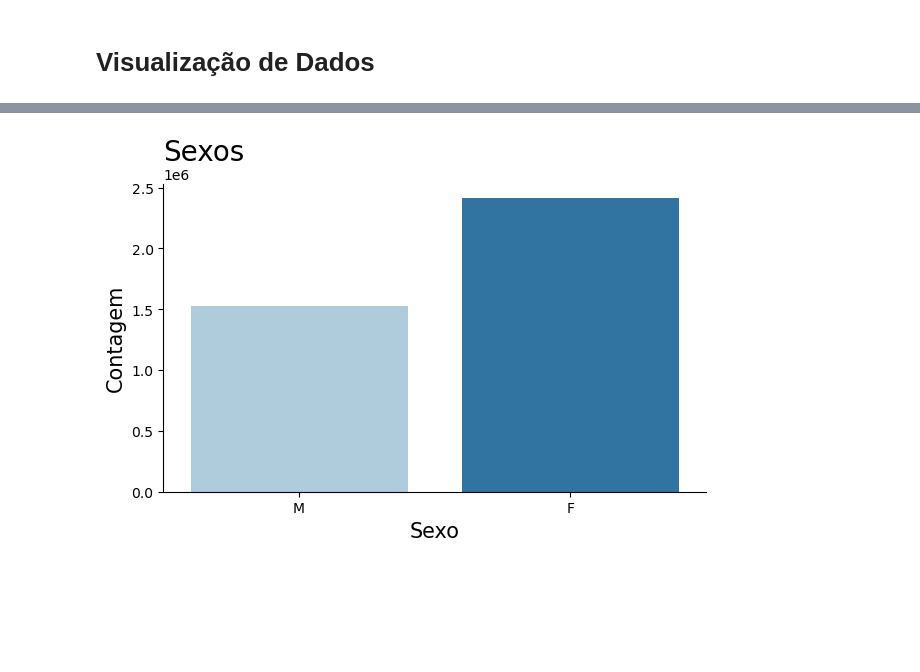
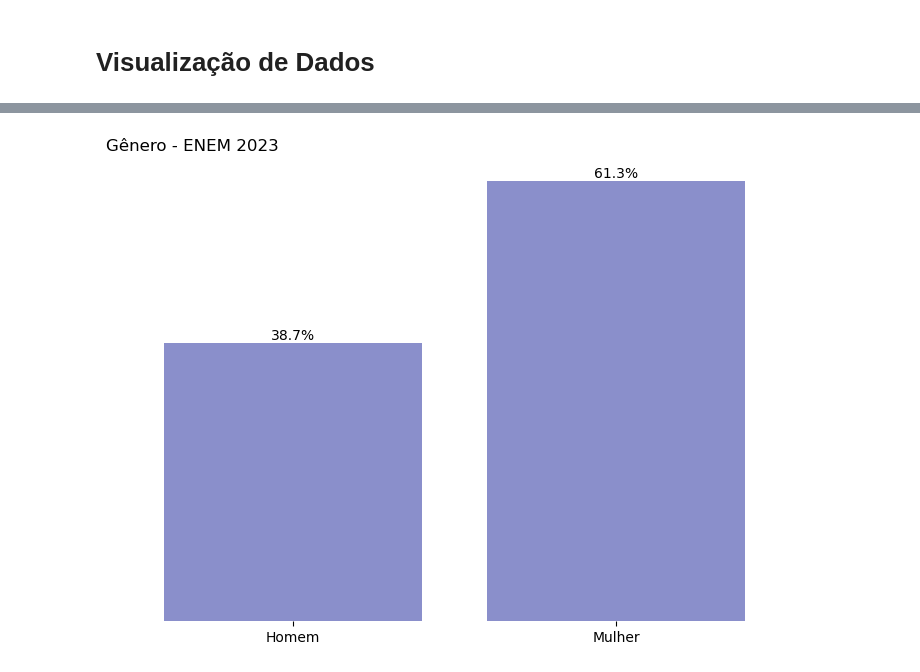
Before and after one commit to gabrielzerraa/EDA-ENEM_2023, a Jupyter notebook: ENEM 2023.ipynb, the cells around one changed output, grey strips where cells are left out. Saved outputs shown, nothing was run; the diff lists cells and outputs as text; code cells hidden in the pictures; blank space fills up the shorter version.

Commit message:
Update ENEM 2023.ipynb
Melhoria nos gráficos

```diff
--- a/ENEM 2023.ipynb
+++ b/ENEM 2023.ipynb
@@ -181,20 +173,37 @@ plt.show()
 # %%
-plt.figure(figsize=(7,4))
+# Tamanho do Gráfico
+plt.figure(figsize=(9,6))
 
-ax = sns.countplot(df, x="TP_SEXO",  palette='Paired')
+ax = sns.countplot(df, x="TP_SEXO", color='#7F86D6')
+#palette='Greys'
 
-ax.set_title('Sexos', loc='left', fontsize=20)
-ax.set_xlabel('Sexo', fontsize=15)
-ax.set_ylabel('Contagem', fontsize=15)
+# Adicionar Titulo
+ax.set_title('Gênero - ENEM 2023', loc='left', fontsize=12)
 
+# Remover os Eixos
+ax.set_xlabel('')
+ax.set_ylabel('')
 
 # Remover Gird
-ax.spines['right'].set_visible(False)
-ax.spines['top'].set_visible(False)
+ax.spines[['right', 'left', 'top', 'bottom']].set_visible(False)
 
+# Remover Legenda
+plt.yticks([])
+# Modificar Legenda
+plt.xticks([0, 1], ['Homem', 'Mulher'])
 
+# Total
+total = df['TP_SEXO'].count()
 
+# annotate the bars with fmt from matplotlib v3.7.0
+ax.bar_label(ax.containers[0], fmt=lambda x: f'{(x/total)*100:0.1f}%')
+
+# add space at the end of the bar for the labels
+ax.margins(x=0.1)
+
+# Inserir anotacoes
+#plt.annotate('GENEROS QUE PREDOMINAM', xy=(0,0), xytext=(0,3))
 
 plt.show()
 # %% [output]
-[figure, old version]
+[figure, new version]
```
Also changed, not shown: parts of 7 cells of this notebook.
